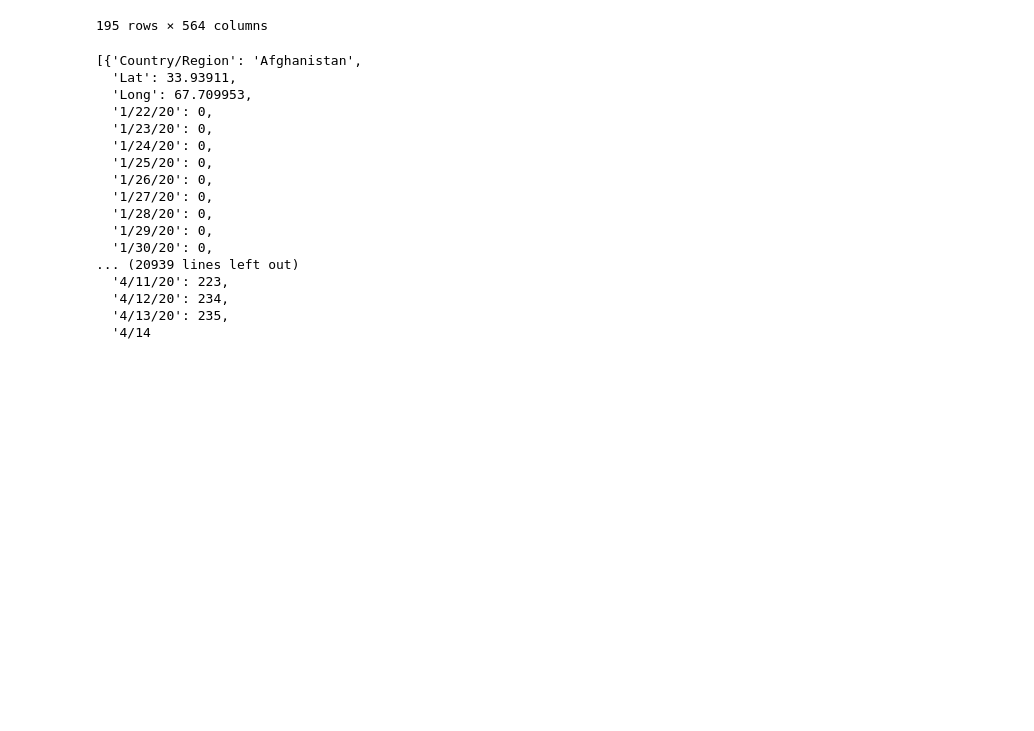
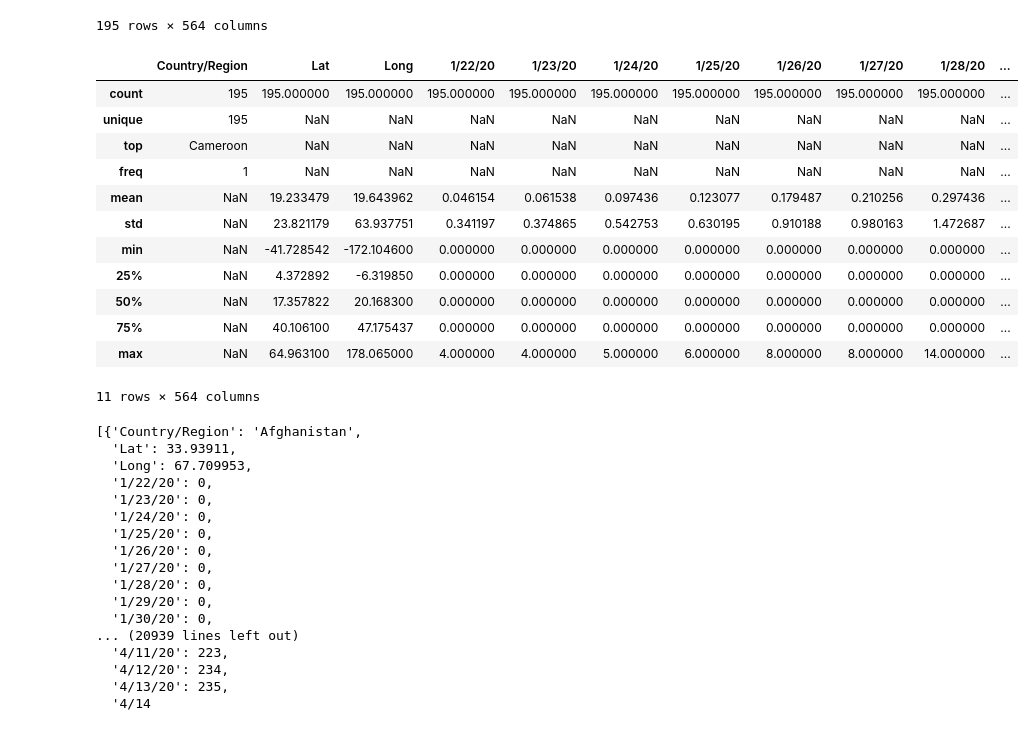
Before and after one commit to Alvaro-Lucas/mid_bootcamp_project, a Jupyter notebook: src/LimpiezaDatos.ipynb, the cells around one changed output. Drawn from its saved outputs; the diff is of its cells as text; code cells hidden in the pictures; blank space fills up the shorter version.

```diff
--- a/src/LimpiezaDatos.ipynb
+++ b/src/LimpiezaDatos.ipynb
@@ -164,6 +173,22 @@ data
 | 193 | Denmark | 56.013783 | 9.531207 | 0 | 0 | 0 | 0 | 0 | 0 | 0 | ... |
 | 194 | New Zealand | -41.728542 | 173.560550 | 0 | 0 | 0 | 0 | 0 | 0 | 0 | ... |
 195 rows × 564 columns
+# %%
+data.describe(include="all")
+# %% [output]
+|  | Country/Region | Lat | Long | 1/22/20 | 1/23/20 | 1/24/20 | 1/25/20 | 1/26/20 | 1/27/20 | 1/28/20 | ... |
+| count | 195 | 195.000000 | 195.000000 | 195.000000 | 195.000000 | 195.000000 | 195.000000 | 195.000000 | 195.000000 | 195.000000 | ... |
+| unique | 195 | NaN | NaN | NaN | NaN | NaN | NaN | NaN | NaN | NaN | ... |
+| top | Cameroon | NaN | NaN | NaN | NaN | NaN | NaN | NaN | NaN | NaN | ... |
+| freq | 1 | NaN | NaN | NaN | NaN | NaN | NaN | NaN | NaN | NaN | ... |
+| mean | NaN | 19.233479 | 19.643962 | 0.046154 | 0.061538 | 0.097436 | 0.123077 | 0.179487 | 0.210256 | 0.297436 | ... |
+| std | NaN | 23.821179 | 63.937751 | 0.341197 | 0.374865 | 0.542753 | 0.630195 | 0.910188 | 0.980163 | 1.472687 | ... |
+| min | NaN | -41.728542 | -172.104600 | 0.000000 | 0.000000 | 0.000000 | 0.000000 | 0.000000 | 0.000000 | 0.000000 | ... |
+| 25% | NaN | 4.372892 | -6.319850 | 0.000000 | 0.000000 | 0.000000 | 0.000000 | 0.000000 | 0.000000 | 0.000000 | ... |
+| 50% | NaN | 17.357822 | 20.168300 | 0.000000 | 0.000000 | 0.000000 | 0.000000 | 0.000000 | 0.000000 | 0.000000 | ... |
+| 75% | NaN | 40.106100 | 47.175437 | 0.000000 | 0.000000 | 0.000000 | 0.000000 | 0.000000 | 0.000000 | 0.000000 | ... |
+| max | NaN | 64.963100 | 178.065000 | 4.000000 | 4.000000 | 5.000000 | 6.000000 | 8.000000 | 8.000000 | 14.000000 | ... |
+11 rows × 564 columns
 # %%
 data_dict = data.to_dict("records")
 data_dict
```
Also changed, not shown: parts of 5 cells of this notebook, 2 other files.
